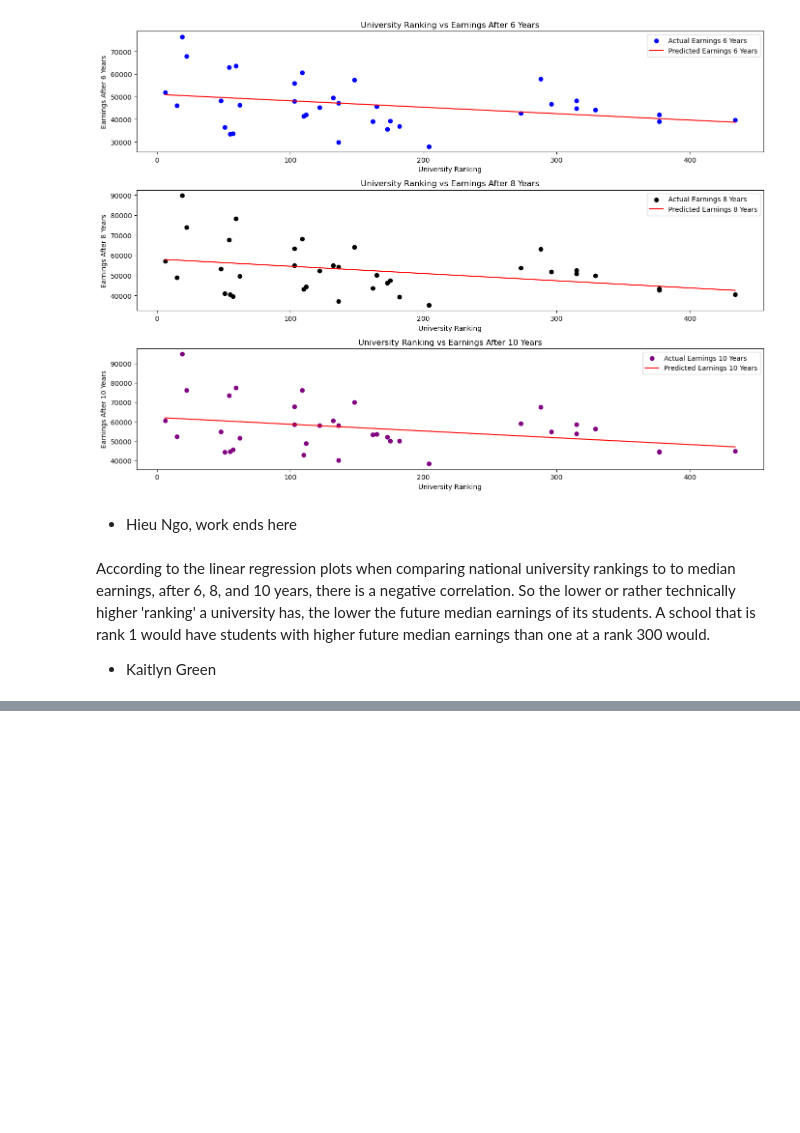
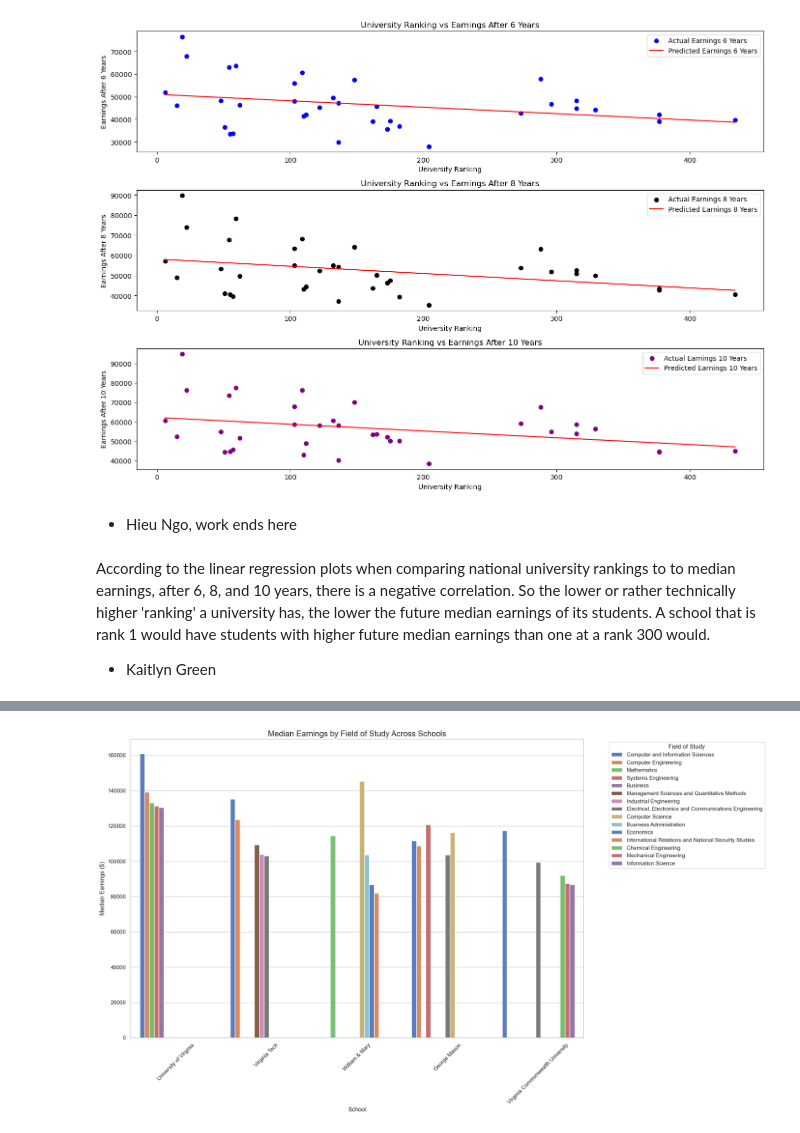
Before and after one commit to estherkdy/CS3654-Project, a Jupyter notebook: Project1.ipynb, the cells around one changed output, grey strips where cells are left out. Saved outputs shown, nothing was run; the diff lists cells and outputs as text; code cells hidden in the pictures; blank space fills up the shorter version.

```diff
--- a/Project1.ipynb
+++ b/Project1.ipynb
@@ -317,0 +494,30 @@ According to the linear regression plots when comparing national university rank
+# %%
+import matplotlib.pyplot as plt
+import seaborn as sns
+import pandas as pd
+
+data = pd.read_csv('schools_top_fields.csv')
+
+data['Median Earnings'] = data['Median Earnings'].replace('[\$,]', '', regex=True).astype(float)
+
+plt.figure(figsize=(19, 11))
+sns.barplot(
+    data=data,
+    x='School',
+    y='Median Earnings',
+    hue='Field of Study',
+    palette='muted',
+
+)
+
+plt.title('Median Earnings by Field of Study Across Schools', fontsize=16)
+plt.ylabel('Median Earnings ($)', fontsize=12)
+plt.xlabel('School', fontsize=12)
+plt.xticks(rotation=45)
+plt.legend(title='Field of Study', bbox_to_anchor=(1.05, 1), loc='upper left')
+
+plt.tight_layout()
+
+plt.show()
+# %% [output]
+[figure, added]
```
Also changed, not shown: parts of 26 cells of this notebook.
